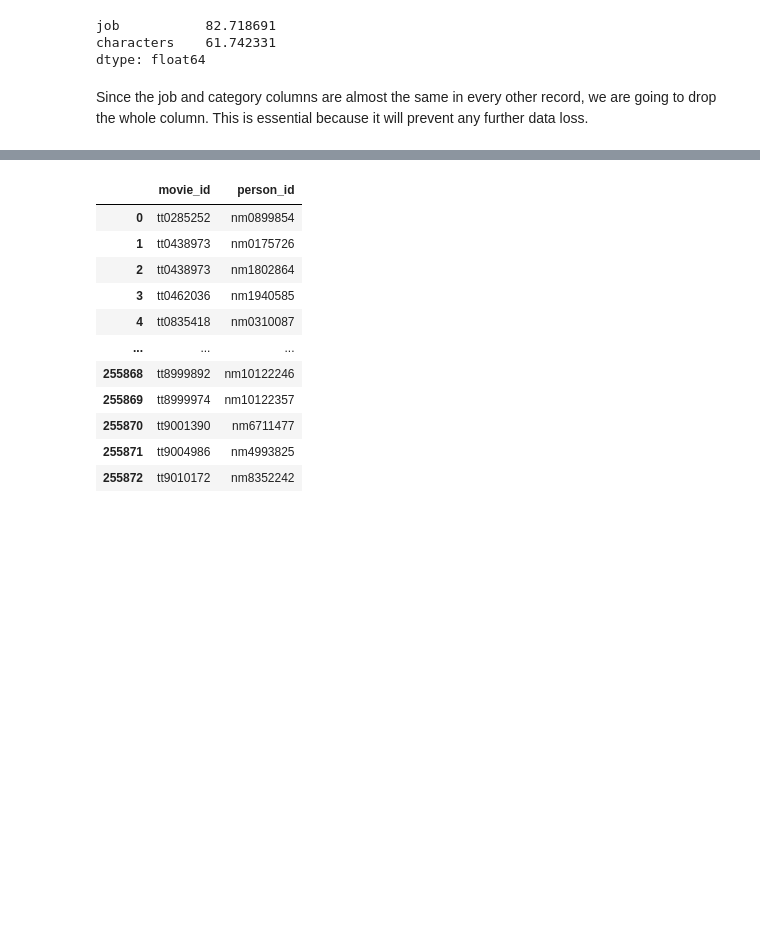
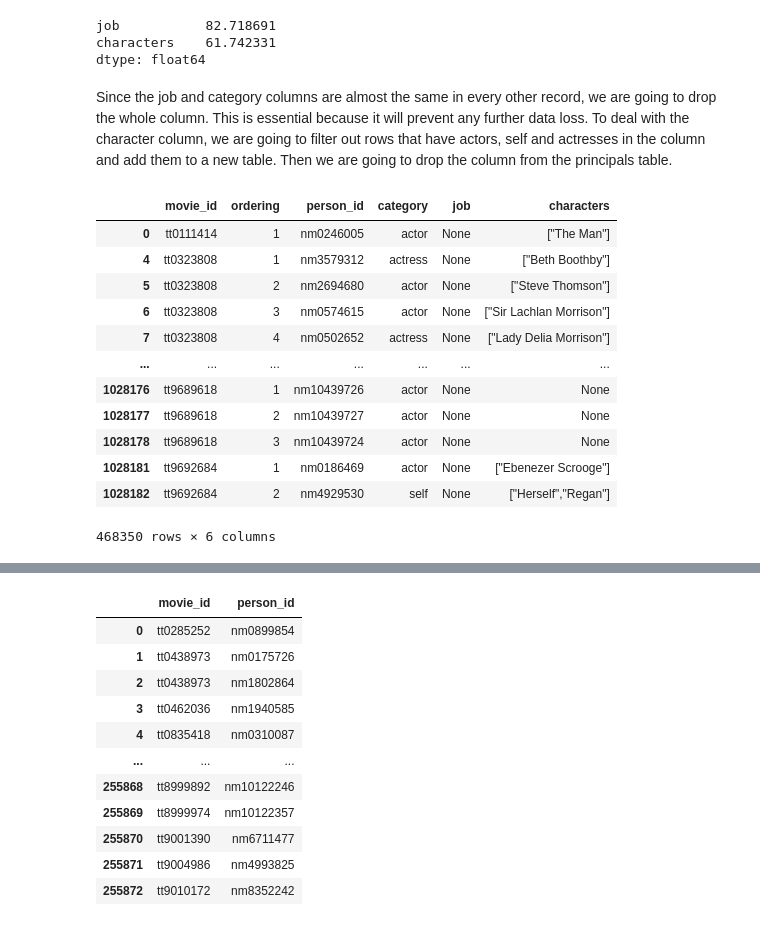
Before and after one commit to WamuyuGitz/movie-insights-project, a Jupyter notebook: vanessa.production_crew_analysis.ipynb, the cells around one changed output, grey strips where cells are left out. Saved outputs shown, nothing was run; the diff lists cells and outputs as text; code cells hidden in the pictures; blank space fills up the shorter version.

```diff
--- a/vanessa.production_crew_analysis.ipynb
+++ b/vanessa.production_crew_analysis.ipynb
@@ -687,9 +687,24 @@ characters    61.742331
 dtype: float64
 # %% [markdown]
 Since the job and category columns are almost the same in every other record, we are going to drop the whole column. This is essential because it will prevent any further data loss.
+To deal with the character column, we are going to filter out rows that have actors, self and actresses in the column and add them to a new table. Then we are going to drop the column from the principals table.
-# %%
-# We are dropping the job column.
-
-principals = principals.drop('job', axis= 1)
 # %%
-# Dealing with the
+# Dealing with the characters column.
+# First we are going to filter out the actors and actresses in the table and put them in a separate table.
+
+actors_and_actresses = principals[(principals['category'] == 'actor') | (principals['category'] == 'actress') | (principals['category'] == 'self')]
+actors_and_actresses
+# %% [output]
+|  | movie_id | ordering | person_id | category | job | characters |
+| 0 | tt0111414 | 1 | nm0246005 | actor | None | ["The Man"] |
+| 4 | tt0323808 | 1 | nm3579312 | actress | None | ["Beth Boothby"] |
+| 5 | tt0323808 | 2 | nm2694680 | actor | None | ["Steve Thomson"] |
+| 6 | tt0323808 | 3 | nm0574615 | actor | None | ["Sir Lachlan Morrison"] |
+| 7 | tt0323808 | 4 | nm0502652 | actress | None | ["Lady Delia Morrison"] |
+| ... | ... | ... | ... | ... | ... | ... |
+| 1028176 | tt9689618 | 1 | nm10439726 | actor | None | None |
+| 1028177 | tt9689618 | 2 | nm10439727 | actor | None | None |
+| 1028178 | tt9689618 | 3 | nm10439724 | actor | None | None |
+| 1028181 | tt9692684 | 1 | nm0186469 | actor | None | ["Ebenezer Scrooge"] |
+| 1028182 | tt9692684 | 2 | nm4929530 | self | None | ["Herself","Regan"] |
+468350 rows × 6 columns
```
Also changed, not shown: parts of 15 cells of this notebook.
